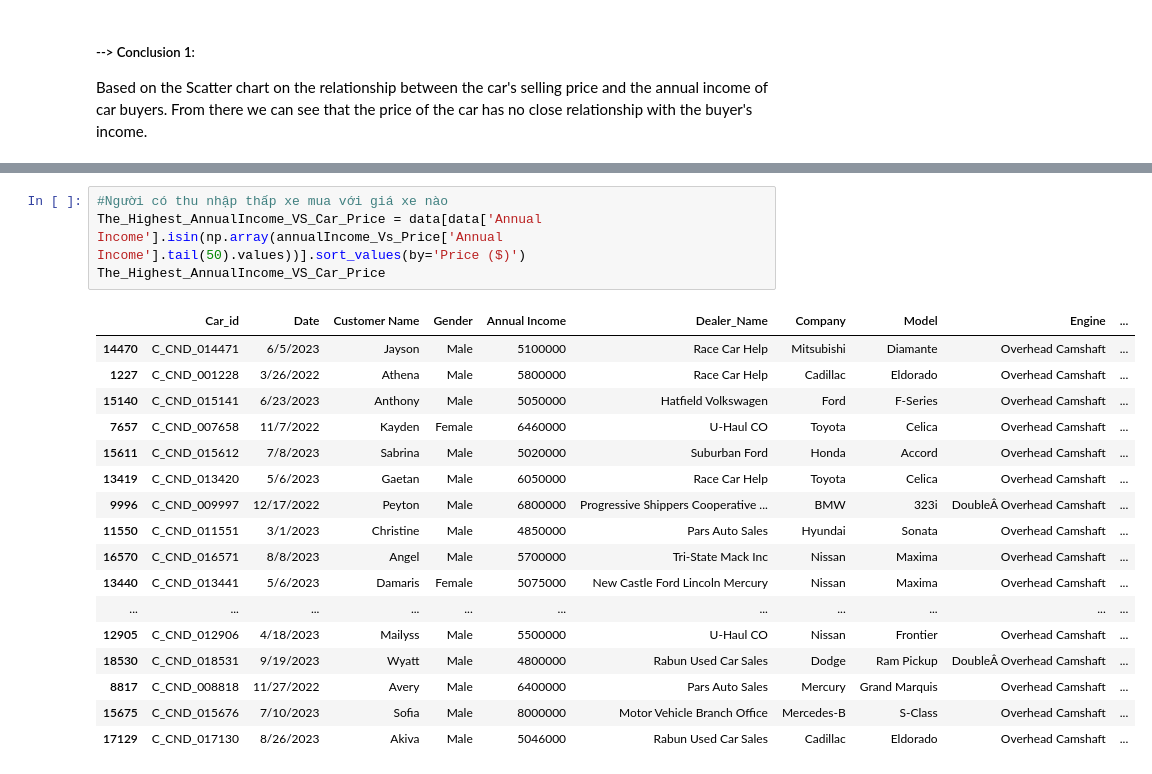
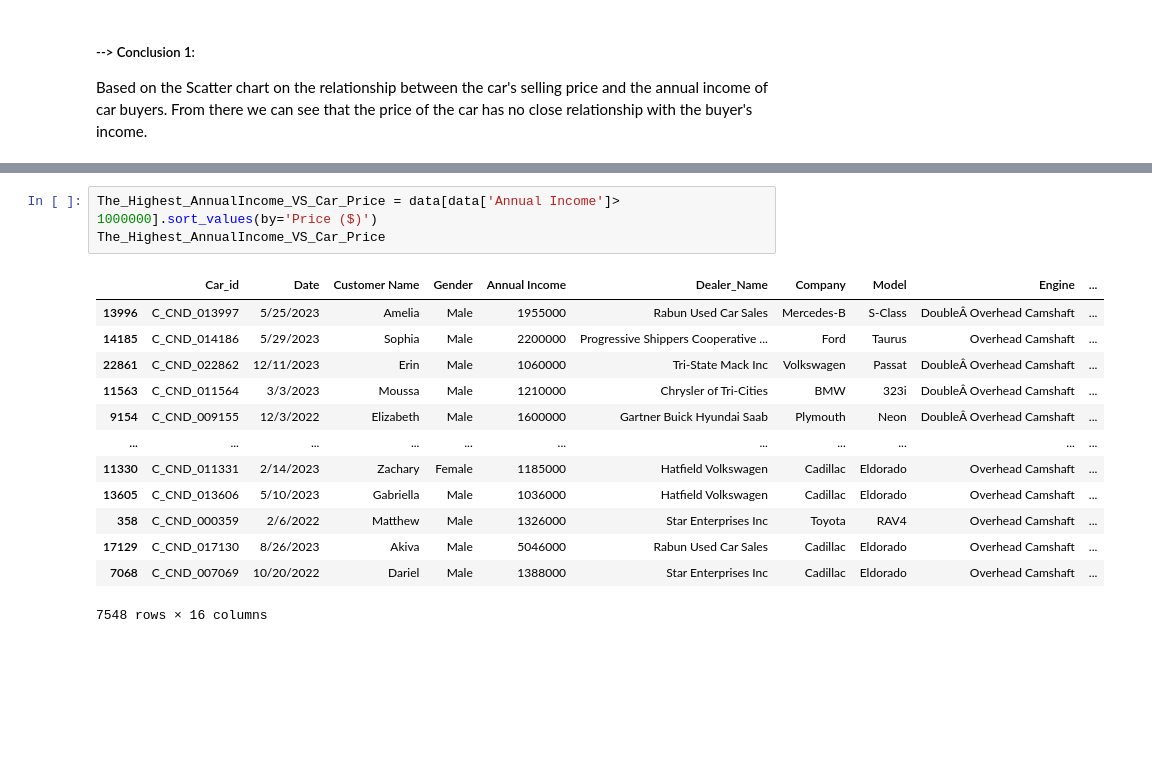
Before and after one commit to dontask1124/ANALYZING-CAR-SALES-DATA-USING-PYTHON, a Jupyter notebook: main.ipynb, the cells around one changed output, grey strips where cells are left out. Cells and saved outputs as stored; diff of their text form; blank space fills up the shorter version.

```diff
--- a/main.ipynb
+++ b/main.ipynb
@@ -232,24 +260,19 @@ plt.show()
 # %%
-#Người có thu nhập thấp xe mua với giá xe nào
-The_Highest_AnnualIncome_VS_Car_Price = data[data['Annual Income'].isin(np.array(annualIncome_Vs_Price['Annual Income'].tail(50).values))].sort_values(by='Price ($)')
+The_Highest_AnnualIncome_VS_Car_Price = data[data['Annual Income']> 1000000].sort_values(by='Price ($)')
 The_Highest_AnnualIncome_VS_Car_Price
 # %% [output]
 |  | Car_id | Date | Customer Name | Gender | Annual Income | Dealer_Name | Company | Model | Engine | ... |
-| 14470 | C_CND_014471 | 6/5/2023 | Jayson | Male | 5100000 | Race Car Help | Mitsubishi | Diamante | Overhead Camshaft | ... |
-| 1227 | C_CND_001228 | 3/26/2022 | Athena | Male | 5800000 | Race Car Help | Cadillac | Eldorado | Overhead Camshaft | ... |
-| 15140 | C_CND_015141 | 6/23/2023 | Anthony | Male | 5050000 | Hatfield Volkswagen | Ford | F-Series | Overhead Camshaft | ... |
-| 7657 | C_CND_007658 | 11/7/2022 | Kayden | Female | 6460000 | U-Haul CO | Toyota | Celica | Overhead Camshaft | ... |
-| 15611 | C_CND_015612 | 7/8/2023 | Sabrina | Male | 5020000 | Suburban Ford | Honda | Accord | Overhead Camshaft | ... |
-| 13419 | C_CND_013420 | 5/6/2023 | Gaetan | Male | 6050000 | Race Car Help | Toyota | Celica | Overhead Camshaft | ... |
-| 9996 | C_CND_009997 | 12/17/2022 | Peyton | Male | 6800000 | Progressive Shippers Cooperative ... | BMW | 323i | DoubleÂ Overhead Camshaft | ... |
-| 11550 | C_CND_011551 | 3/1/2023 | Christine | Male | 4850000 | Pars Auto Sales | Hyundai | Sonata | Overhead Camshaft | ... |
-| 16570 | C_CND_016571 | 8/8/2023 | Angel | Male | 5700000 | Tri-State Mack Inc | Nissan | Maxima | Overhead Camshaft | ... |
-| 13440 | C_CND_013441 | 5/6/2023 | Damaris | Female | 5075000 | New Castle Ford Lincoln Mercury | Nissan | Maxima | Overhead Camshaft | ... |
+| 13996 | C_CND_013997 | 5/25/2023 | Amelia | Male | 1955000 | Rabun Used Car Sales | Mercedes-B | S-Class | DoubleÂ Overhead Camshaft | ... |
+| 14185 | C_CND_014186 | 5/29/2023 | Sophia | Male | 2200000 | Progressive Shippers Cooperative ... | Ford | Taurus | Overhead Camshaft | ... |
+| 22861 | C_CND_022862 | 12/11/2023 | Erin | Male | 1060000 | Tri-State Mack Inc | Volkswagen | Passat | DoubleÂ Overhead Camshaft | ... |
+| 11563 | C_CND_011564 | 3/3/2023 | Moussa | Male | 1210000 | Chrysler of Tri-Cities | BMW | 323i | DoubleÂ Overhead Camshaft | ... |
+| 9154 | C_CND_009155 | 12/3/2022 | Elizabeth | Male | 1600000 | Gartner Buick Hyundai Saab | Plymouth | Neon | DoubleÂ Overhead Camshaft | ... |
 | ... | ... | ... | ... | ... | ... | ... | ... | ... | ... | ... |
-| 12905 | C_CND_012906 | 4/18/2023 | Mailyss | Male | 5500000 | U-Haul CO | Nissan | Frontier | Overhead Camshaft | ... |
-| 18530 | C_CND_018531 | 9/19/2023 | Wyatt | Male | 4800000 | Rabun Used Car Sales | Dodge | Ram Pickup | DoubleÂ Overhead Camshaft | ... |
-| 8817 | C_CND_008818 | 11/27/2022 | Avery | Male | 6400000 | Pars Auto Sales | Mercury | Grand Marquis | Overhead Camshaft | ... |
-| 15675 | C_CND_015676 | 7/10/2023 | Sofia | Male | 8000000 | Motor Vehicle Branch Office | Mercedes-B | S-Class | Overhead Camshaft | ... |
+| 11330 | C_CND_011331 | 2/14/2023 | Zachary | Female | 1185000 | Hatfield Volkswagen | Cadillac | Eldorado | Overhead Camshaft | ... |
+| 13605 | C_CND_013606 | 5/10/2023 | Gabriella | Male | 1036000 | Hatfield Volkswagen | Cadillac | Eldorado | Overhead Camshaft | ... |
+| 358 | C_CND_000359 | 2/6/2022 | Matthew | Male | 1326000 | Star Enterprises Inc | Toyota | RAV4 | Overhead Camshaft | ... |
 | 17129 | C_CND_017130 | 8/26/2023 | Akiva | Male | 5046000 | Rabun Used Car Sales | Cadillac | Eldorado | Overhead Camshaft | ... |
+| 7068 | C_CND_007069 | 10/20/2022 | Dariel | Male | 1388000 | Star Enterprises Inc | Cadillac | Eldorado | Overhead Camshaft | ... |
+7548 rows × 16 columns
 # %%
 plt.hist(The_Highest_AnnualIncome_VS_Car_Price['Price ($)'], bins= 10)
```
Also changed, not shown: parts of 12 cells of this notebook.
